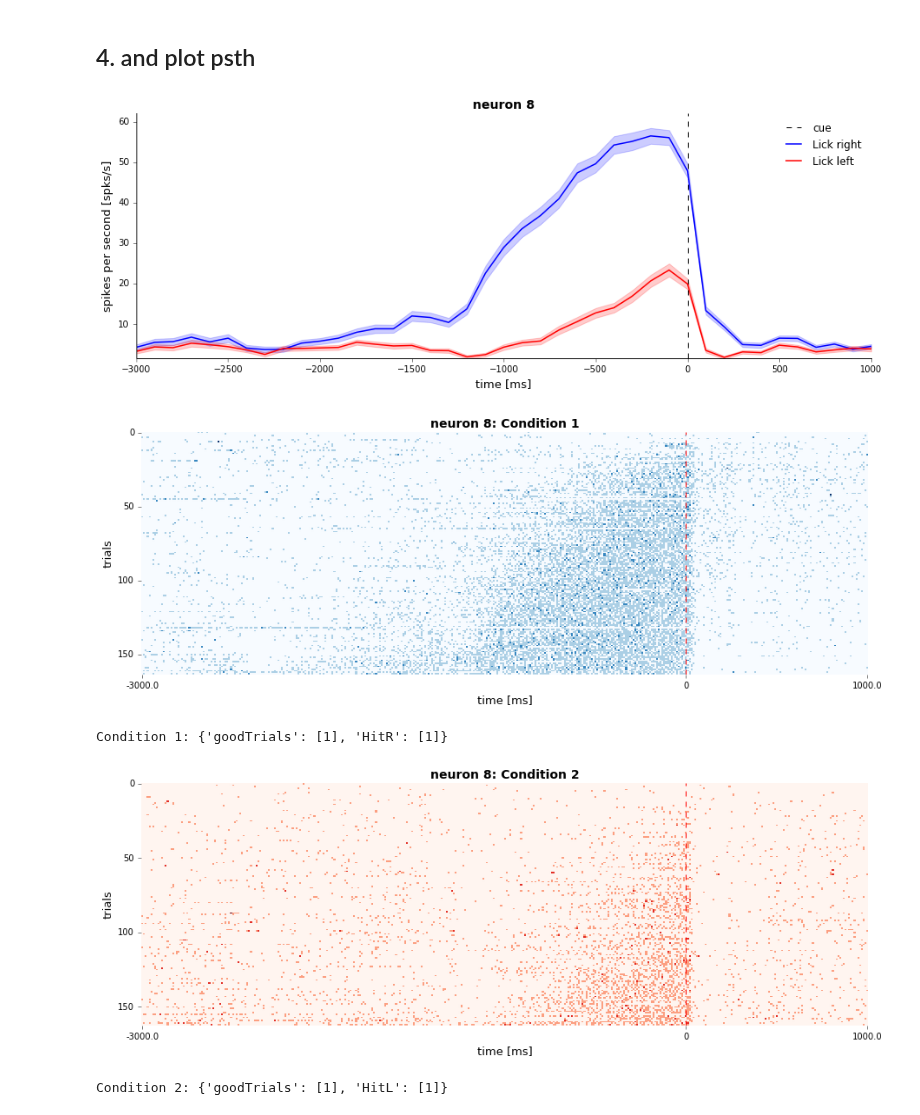
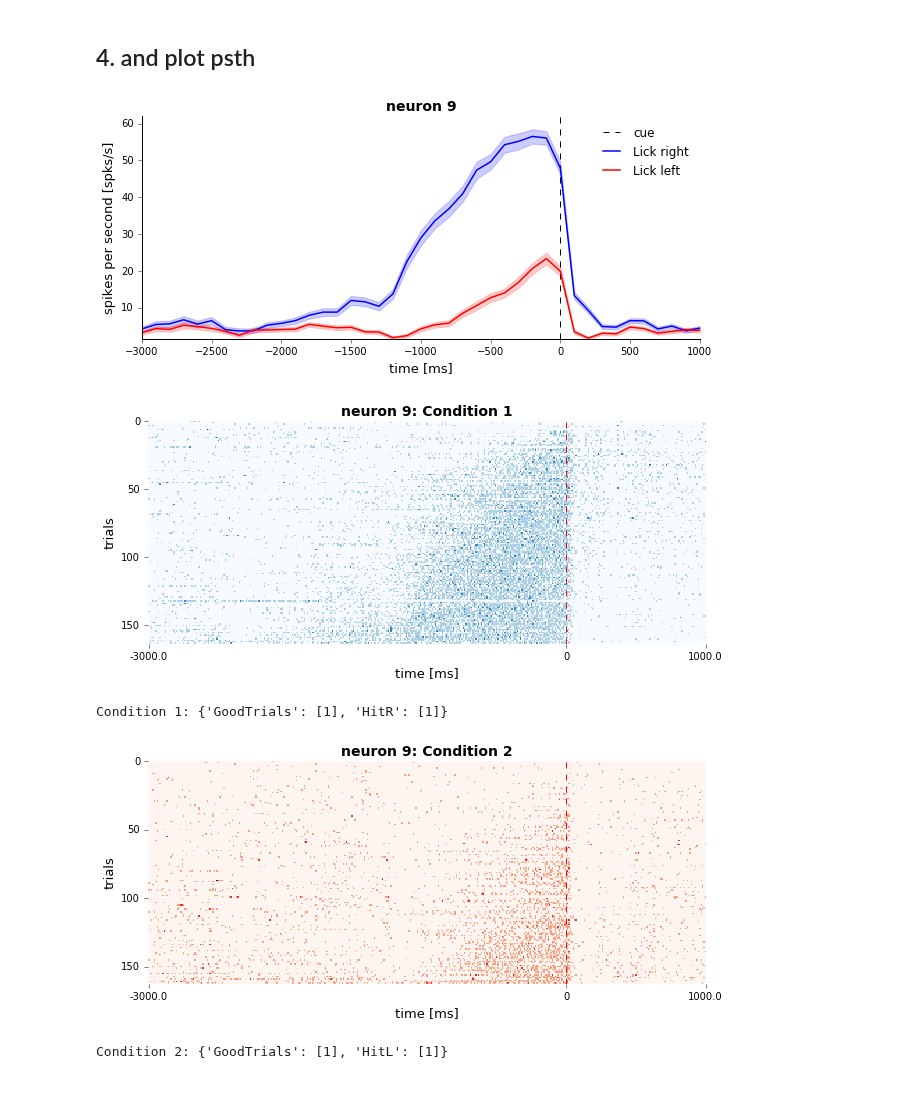
Before and after one commit to KordingLab/spykes, a Jupyter notebook: notebooks/crcns_dataset_example.ipynb, the cells around one changed output. Cells and saved outputs as stored; diff of their text form; code cells hidden in the pictures.

```diff
--- a/notebooks/crcns_dataset_example.ipynb
+++ b/notebooks/crcns_dataset_example.ipynb
@@ -37,9 +38,9 @@ mat = scipy.io.loadmat(path_to_downloaded_data + 'data_structure_ANM218457/data_
 # %% [markdown]
 ## 1. get spike times
 # %%
-neuron_n = 8
-spike_times = mat['obj']['eventSeriesHash'][0][0]['value'][0][0][0][neuron_n][0][0][1]
+neuron_n = 9
+spike_times = mat['obj']['eventSeriesHash'][0][0]['value'][0][0][0][neuron_n-1][0][0][1]
 spike_times = [i[0] for i in spike_times]
 neuron = spy.Spyke(spike_times, neuron_n)
-print 'neuron %d has a firing rate of %0.2f' % (neuron_n, neuron.firingrate)
+print 'neuron %d has a firing rate of %0.2f spikes per second' % (neuron_n, neuron.firingrate)
 # %% [output]
@@ -50,22 +51,22 @@ neuron 8 has a firing rate of 5.07
 #get features
 features = dict()
 
-#get Lick right and Lick left
+#get Lick Right (HitR) and Lick Reft (HitL)
 trialTypeMat = mat['obj']['trialTypeMat'][0][0]
 trialTypeStr = mat['obj']['trialTypeStr'][0][0]
 trialTypeStr = np.array([i[0][0] for i in trialTypeStr])
 for ind, feat in enumerate(trialTypeStr):
-    features[feat] = trialTypeMat[ind]
+    features[str(feat)] = trialTypeMat[ind]
 
-#get good trials
+#get Good Trials
 goodTrials = mat['obj']['trialPropertiesHash'][0][0][0][0][2][0][3]
-features['goodTrials'] = np.array([i[0] for i in goodTrials])
+features['GoodTrials'] = np.array([i[0] for i in goodTrials])
 
-#get cue times
+#get Cue Times
 trialStart = mat['obj']['trialStartTimes'][0][0][0]
 cueTimes = mat['obj']['trialPropertiesHash'][0][0][0][0][2][0][2]
 cueTimes = np.array([i[0] for i in cueTimes])
-features['realCueTimes'] = trialStart+cueTimes
+features['RealCueTimes'] = trialStart+cueTimes
 
 print 'now we have these features:'
 print features.keys()
@@ -79,25 +80,25 @@ conditions = dict()
 
 conditions[0] = dict()
 conditions[0]['HitR'] = [1]
-conditions[0]['goodTrials'] = [1]
+conditions[0]['GoodTrials'] = [1]
 
 conditions[1] = dict()
 conditions[1]['HitL'] = [1]
-conditions[1]['goodTrials'] = [1]
+conditions[1]['GoodTrials'] = [1]
 
 condition_names = ['Lick right','Lick left']
 # %% [markdown]
  ## 4. and plot psth
 # %%
-psth = neuron.get_psth(features['realCueTimes'], features, conditions, window=[-3000,1000], binsize=100, plot=False);
-neuron.plot_psth(psth, condition_names=condition_names, colors=['b', 'r'], figsize=(15, 5), event_name='cue')
+psth = neuron.get_psth(features['RealCueTimes'], features, conditions, window=[-3000,1000], binsize=100, plot=False);
+neuron.plot_psth(psth, condition_names=condition_names, colors=['b', 'r'], figsize=(10, 4), event_name='cue')
 # %% [output]
-[figure, old version]
+[figure, new version]
 # %%
-raster = neuron.get_raster(features['realCueTimes'], features, conditions, window=[-3000,1000], binsize=10, plot=False);
-neuron.plot_raster(raster, figsize=(15, 5), cmap = [plt.get_cmap('Blues'), plt.get_cmap('Reds')], sort=True)
+raster = neuron.get_raster(features['RealCueTimes'], features, conditions, window=[-3000,1000], binsize=10, plot=False);
+neuron.plot_raster(raster, figsize=(10, 4), cmap = [plt.get_cmap('Blues'), plt.get_cmap('Reds')], sort=True)
 # %% [output]
-[figure, old version]
+[figure, new version]
-Condition 1: {'goodTrials': [1], 'HitR': [1]}
+Condition 1: {'GoodTrials': [1], 'HitR': [1]}
-[figure, old version]
+[figure, new version]
-Condition 2: {'goodTrials': [1], 'HitL': [1]}
+Condition 2: {'GoodTrials': [1], 'HitL': [1]}
```
Also changed, not shown: parts of 5 cells of this notebook.
